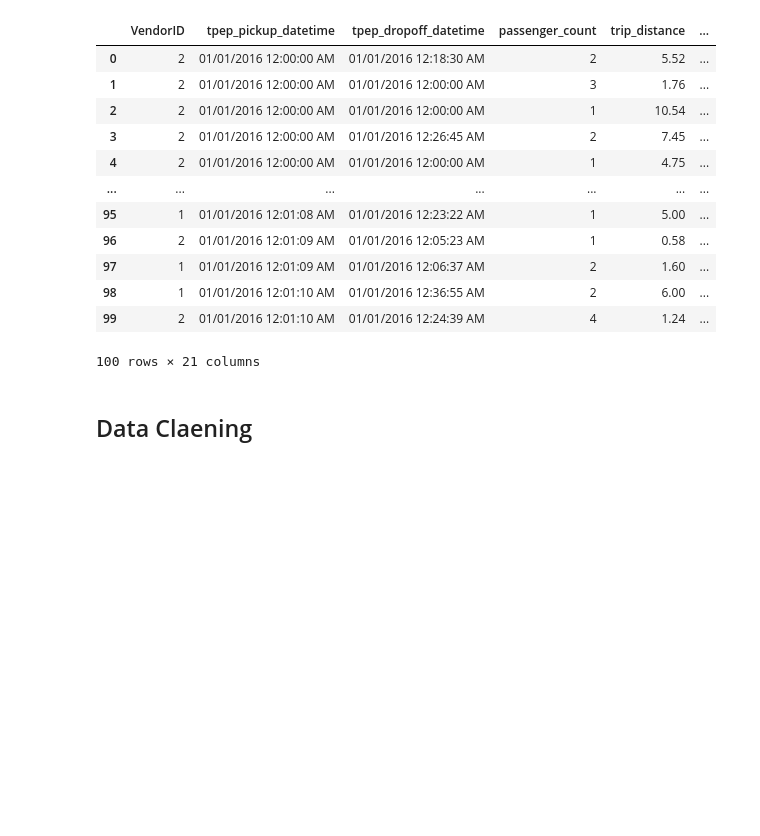
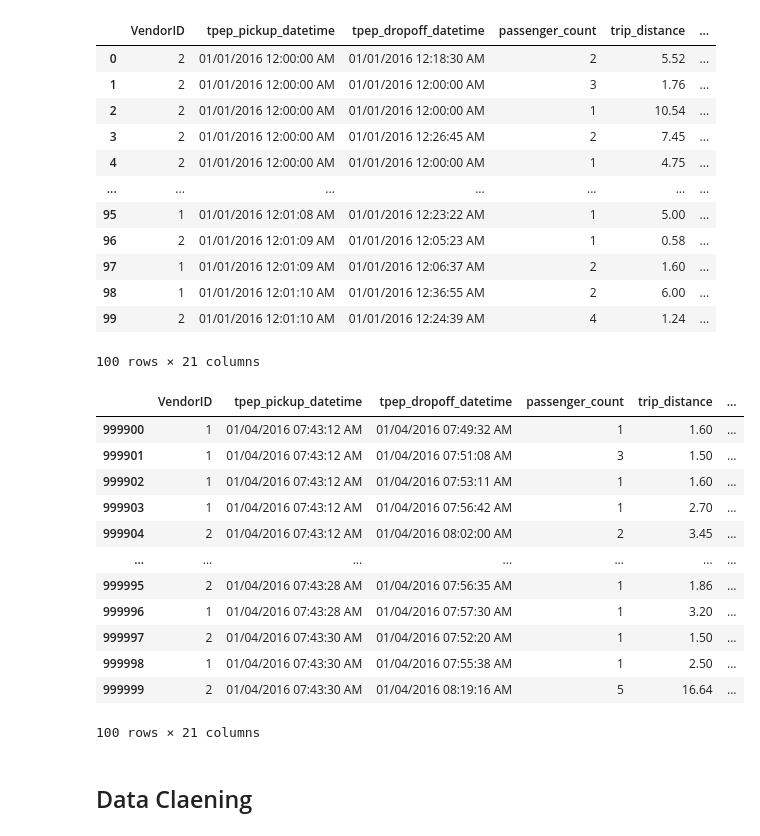
Before and after one commit to yj5698/tat_kyj, a Jupyter notebook: 2022.11.10.ipynb, the cells around one changed output. Drawn from its saved outputs; the diff is of its cells as text; code cells hidden in the pictures; blank space fills up the shorter version.

```diff
--- a/2022.11.10.ipynb
+++ b/2022.11.10.ipynb
@@ -103,6 +103,22 @@ month_csv.head(100)
 | 98 | 1 | 01/01/2016 12:01:10 AM | 01/01/2016 12:36:55 AM | 2 | 6.00 | ... |
 | 99 | 2 | 01/01/2016 12:01:10 AM | 01/01/2016 12:24:39 AM | 4 | 1.24 | ... |
 100 rows × 21 columns
+# %%
+month_csv.tail(100)
+# %% [output]
+|  | VendorID | tpep_pickup_datetime | tpep_dropoff_datetime | passenger_count | trip_distance | ... |
+| 999900 | 1 | 01/04/2016 07:43:12 AM | 01/04/2016 07:49:32 AM | 1 | 1.60 | ... |
+| 999901 | 1 | 01/04/2016 07:43:12 AM | 01/04/2016 07:51:08 AM | 3 | 1.50 | ... |
+| 999902 | 1 | 01/04/2016 07:43:12 AM | 01/04/2016 07:53:11 AM | 1 | 1.60 | ... |
+| 999903 | 1 | 01/04/2016 07:43:12 AM | 01/04/2016 07:56:42 AM | 1 | 2.70 | ... |
+| 999904 | 2 | 01/04/2016 07:43:12 AM | 01/04/2016 08:02:00 AM | 2 | 3.45 | ... |
+| ... | ... | ... | ... | ... | ... | ... |
+| 999995 | 2 | 01/04/2016 07:43:28 AM | 01/04/2016 07:56:35 AM | 1 | 1.86 | ... |
+| 999996 | 1 | 01/04/2016 07:43:28 AM | 01/04/2016 07:57:30 AM | 1 | 3.20 | ... |
+| 999997 | 2 | 01/04/2016 07:43:30 AM | 01/04/2016 07:52:20 AM | 1 | 1.50 | ... |
+| 999998 | 1 | 01/04/2016 07:43:30 AM | 01/04/2016 07:55:38 AM | 1 | 2.50 | ... |
+| 999999 | 2 | 01/04/2016 07:43:30 AM | 01/04/2016 08:19:16 AM | 5 | 16.64 | ... |
+100 rows × 21 columns
 # %% [markdown]
 ## Data Claening
 # %%
```
